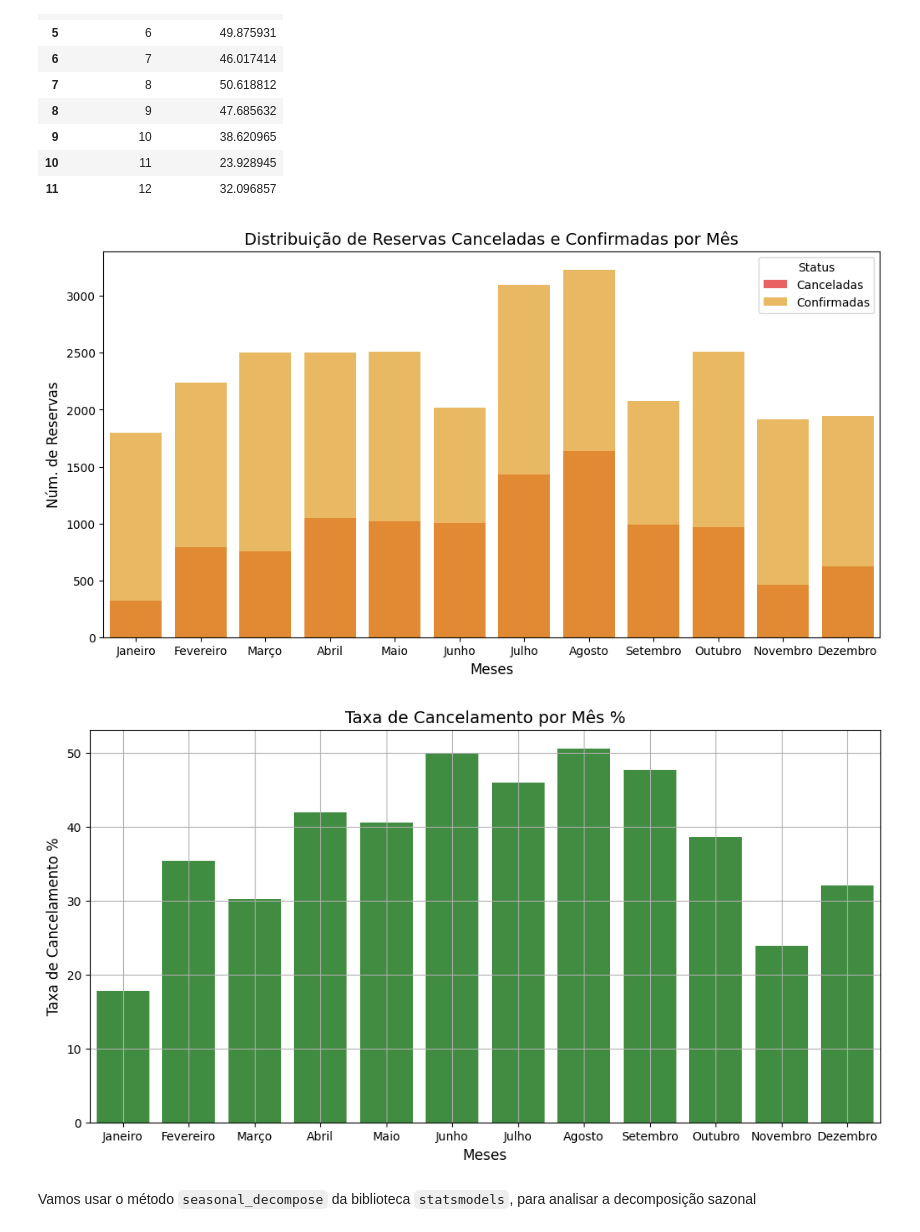
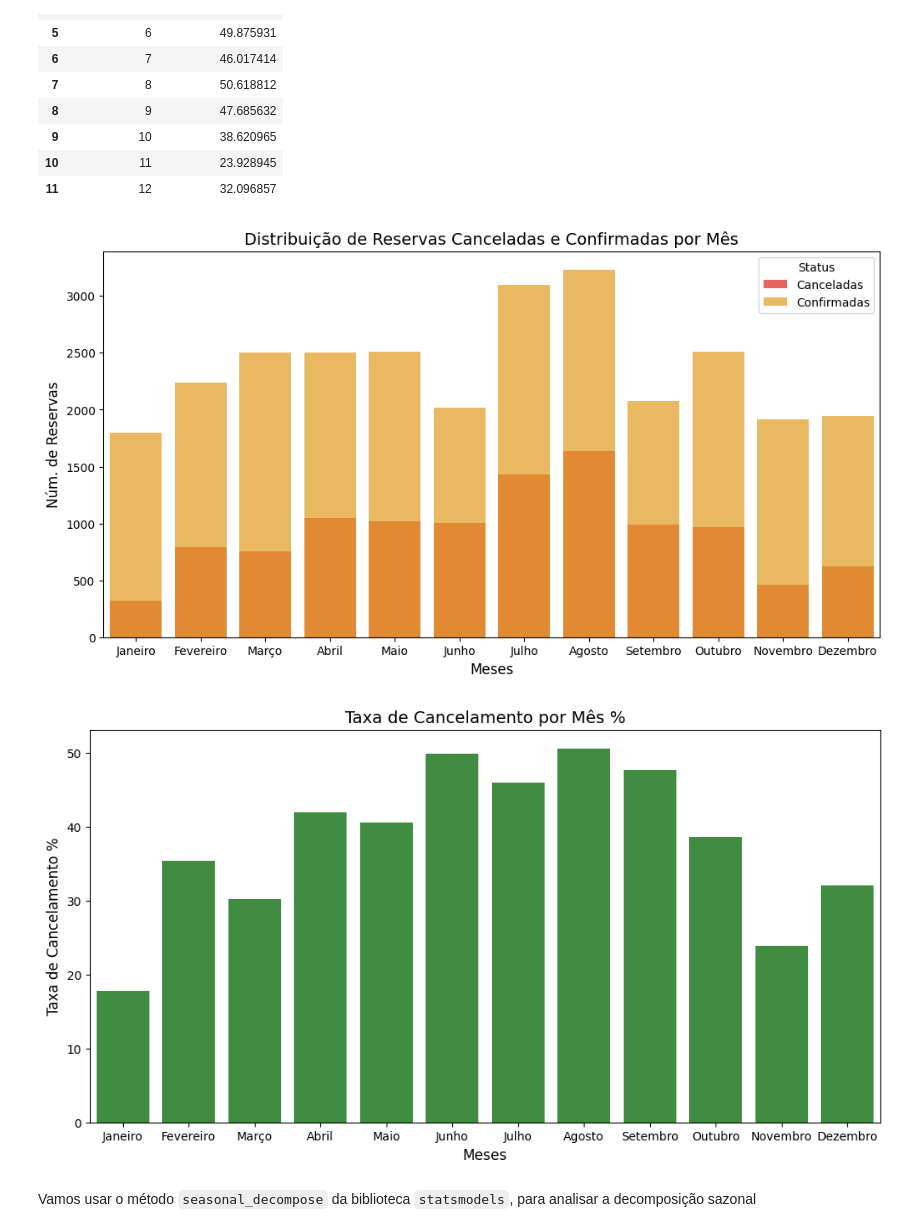
Before and after one commit to mh-pedro/Data-case-resort, a Jupyter notebook: case-resort.ipynb, the cells around one changed output. Saved outputs shown, nothing was run; the diff lists cells and outputs as text; code cells hidden in the pictures.

Commit message:
add figures
Adição das figuras na pasta figuras.

```diff
--- a/case-resort.ipynb
+++ b/case-resort.ipynb
@@ -528,35 +531,37 @@ dist_res_ratio = pd.DataFrame({
     'mes_chegada': range(1, 13),
     'taxa_cancelamento': dist_res_can_temporal_mes['reserva_cancelada'] / dist_res_book_temporal_mes['reserva_cancelada']*100
 })
 
 # Gráfico 1: Canceladas e Confirmadas
 plt.figure(figsize=(12, 6))
 sns.barplot(data=dist_res_can_temporal_mes, x='mes_chegada', y='reserva_cancelada', color='red', alpha=0.7, label='Canceladas')
 sns.barplot(data=dist_res_book_temporal_mes, x='mes_chegada', y='reserva_cancelada', color='orange', alpha=0.7, label='Confirmadas')
 
 meses = ['Janeiro', 'Fevereiro', 'Março', 'Abril', 'Maio', 'Junho', 'Julho', 'Agosto', 'Setembro', 'Outubro', 'Novembro', 'Dezembro']
 # Personalização do Gráfico 1
 plt.title('Distribuição de Reservas Canceladas e Confirmadas por Mês', fontsize=14)
 plt.xlabel('Meses', fontsize=12)
 plt.ylabel('Núm. de Reservas', fontsize=12)
 plt.xticks(ticks=range(12), labels=meses)
 plt.legend(title='Status')
+plt.savefig('./figuras/dist_reserva_can_conf_mes.png', dpi=300, bbox_inches='tight')
+
 plt.show()
 
 # Gráfico 2: Taxa de Cancelamento
 plt.figure(figsize=(12, 6))
 sns.barplot(data=dist_res_ratio, x='mes_chegada', y='taxa_cancelamento', color='green', alpha=0.8)
 
 # Personalização do Gráfico 2
 plt.title('Taxa de Cancelamento por Mês %', fontsize=14)
 plt.xlabel('Meses', fontsize=12)
 plt.ylabel('Taxa de Cancelamento %', fontsize=12)
 plt.xticks(ticks=range(12), labels=meses)
-plt.grid()
+plt.savefig('./figuras/taxa_dist_reserva_can_conf_mes.png', dpi=300, bbox_inches='tight')
 plt.show()
 # %% [output]
 [figure]
-[figure, old version]
+[figure, new version]
 # %% [markdown]
 Vamos usar o método `seasonal_decompose` da biblioteca `statsmodels`, para analisar a decomposição sazonal
 # %%
```
Also changed, not shown: parts of 21 cells of this notebook, 11 other files.
